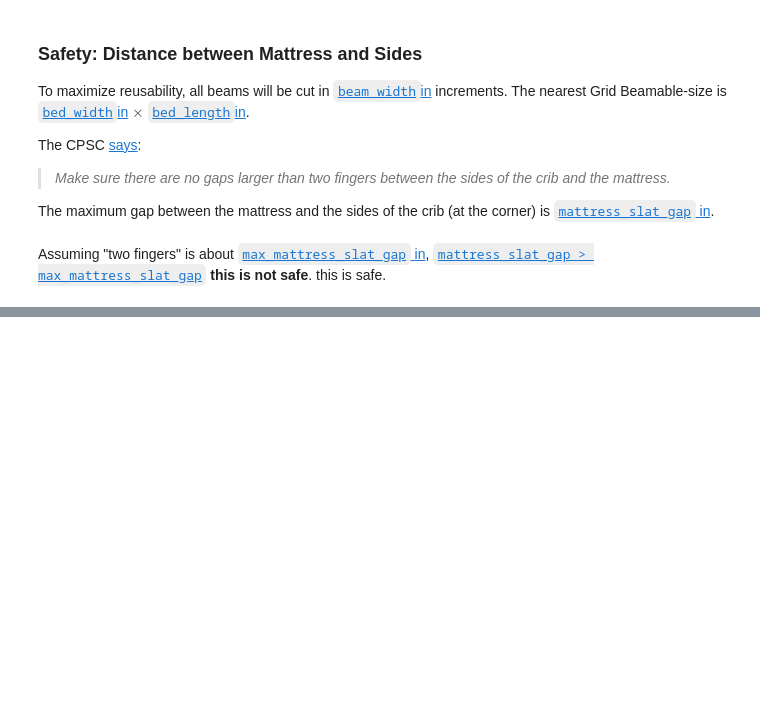
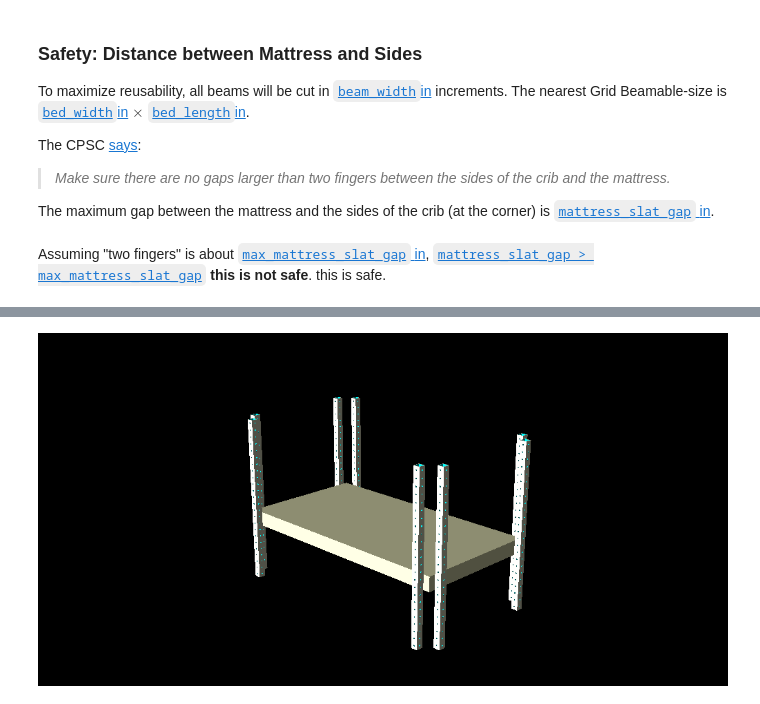
Before and after one commit to bollwyvl/crib, a Jupyter notebook: Crib.ipynb, the cells around one changed output, grey strips where cells are left out. Drawn from its saved outputs; the diff is of its cells as text; code cells hidden in the pictures; blank space fills up the shorter version.

Commit message:
rebuilding design from scad

```diff
--- a/Crib.ipynb
+++ b/Crib.ipynb
@@ -233,0 +246,25 @@ this is safe.
+# %%
+def legs():
+    def leg(*xyz):
+        return translateBeam(xyz)(zBeam(crib.leg_height / crib.beam_width))
+    bw, bl = [n / crib.beam_width for n in [crib.bed_width, crib.bed_length]]
+    return [
+        leg(1, -1, 0),
+        leg(-1, 1, 0),
+
+        leg(bw, 1, 0),
+        leg(bw - 2, -1, 0),
+
+        leg(-1, bl - 2, 0),
+        leg(1, bl, 0),
+
+        leg(bw, bl - 2, 0),
+        leg(bw - 2, bl, 0),
+    ]
+
+#scad_render_to_file(union()(mattress(), *legs()), filepath="foo.scad")
+
+with Scad() as see:
+    see(mattress(), *legs())
+# %% [output]
+[figure, added]
```
Also changed, not shown: parts of 11 cells of this notebook.
